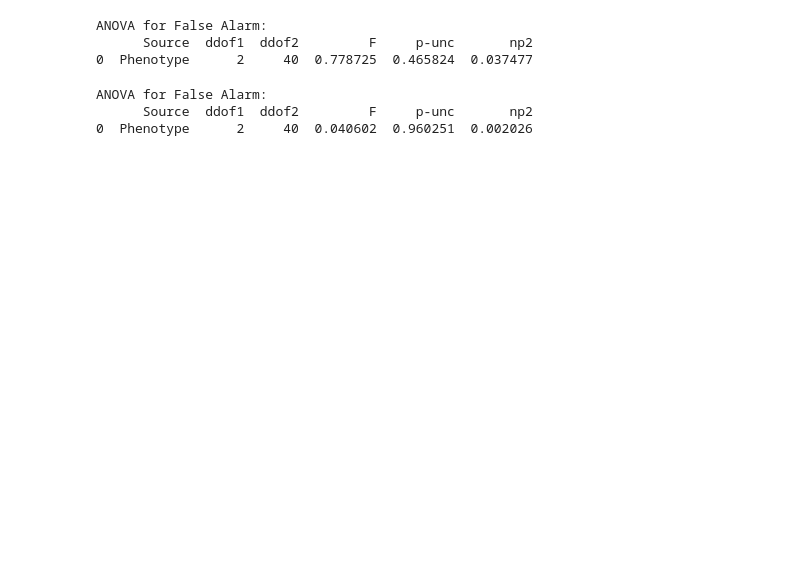
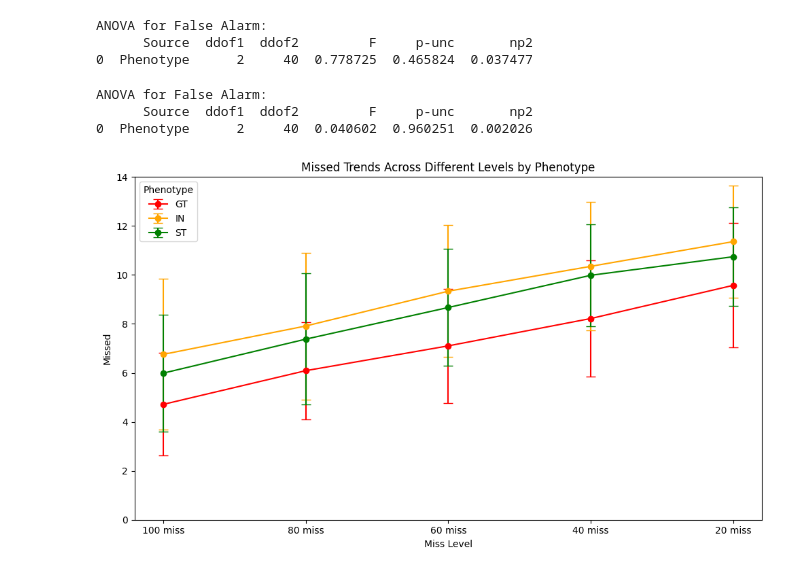
Before and after one commit to Frederichg/NoemieSFN, a Jupyter notebook: DATA/Sat6.ipynb, the cells around one changed output. Saved outputs shown, nothing was run; the diff lists cells and outputs as text; code cells hidden in the pictures; blank space fills up the shorter version.

```diff
--- a/DATA/Sat6.ipynb
+++ b/DATA/Sat6.ipynb
@@ -346,3 +345,41 @@ print(false_alarm_anova)
 ANOVA for False Alarm:
       Source  ddof1  ddof2         F     p-unc       np2
 0  Phenotype      2     40  0.040602  0.960251  0.002026
+# %%
+import matplotlib.pyplot as plt
+
+# Filter the columns related to missed
+missed_columns = ['100 missed', '80 missed', '60 missed', '40 missed', '20 missed']
+
+# Create a new dataframe with only phenotype and the missed columns
+df_missed = df_cleaned[['Phenotype'] + missed_columns]
+
+# Group the data by Phenotype and calculate the mean and standard deviation for each missed level
+grouped_missed = df_missed.groupby('Phenotype').agg({col: ['mean', 'std'] for col in missed_columns}).reset_index()
+
+# Create a line plot for the missed data across different levels (100, 80, 60, 40, 20)
+fig, ax = plt.subplots(figsize=(10, 6))  # Ensure ax is defined
+
+# Plot the missed data for each phenotype with error bars
+for phenotype in grouped_missed['Phenotype']:
+    means = grouped_missed.loc[grouped_missed['Phenotype'] == phenotype, [(col, 'mean') for col in missed_columns]].values.flatten()
+    stds = grouped_missed.loc[grouped_missed['Phenotype'] == phenotype, [(col, 'std') for col in missed_columns]].values.flatten()
+
+    ax.errorbar([col.replace('missed', 'miss') for col in missed_columns], means, yerr=stds, label=phenotype,
+                color=colors[phenotype], capsize=5, marker='o')
+
+# Customize the plot
+ax.set_title('Missed Trends Across Different Levels by Phenotype')
+ax.set_xlabel('Miss Level')
+ax.set_ylabel('Missed')
+ax.legend(title="Phenotype")
+
+# Remove the grid
+ax.grid(False)
+
+# Show the plot
+plt.ylim(0, 14)
+plt.tight_layout()
+plt.show()
+# %% [output]
+[figure, added]
```
Also changed, not shown: parts of 12 cells of this notebook, 6 other files.
